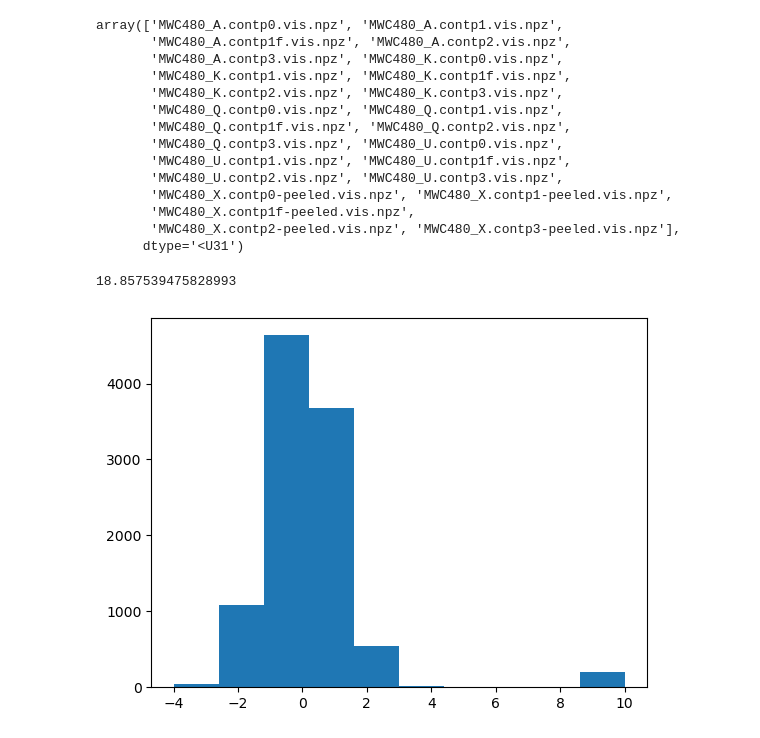
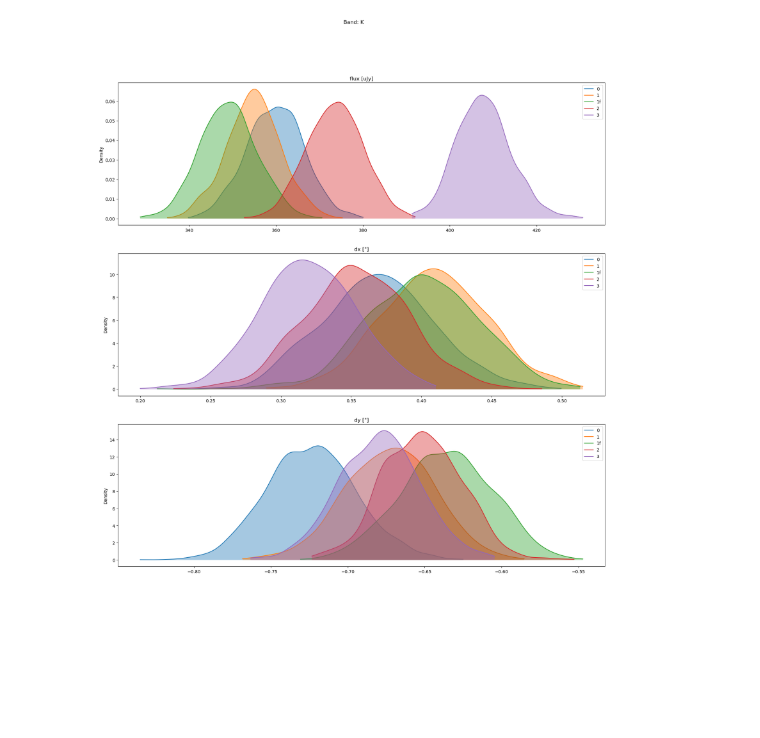
Before and after one commit to QuickPainter/DiskDust, a Jupyter notebook: codes/vis_study.ipynb, the cells around one changed output. Cells and saved outputs as stored; diff of their text form; code cells hidden in the pictures; blank space fills up the shorter version.

Commit message:
new stuff

```diff
--- a/codes/vis_study.ipynb
+++ b/codes/vis_study.ipynb
@@ -135,27 +153,40 @@ Text(0.5, 0.98, 'Band A')
-# %%
-np.sort(os.listdir('/Users/calebpainter/Downloads/Research/THESIS/data/vis_stuff/iter_vis/'))
-# %% [output]
-array(['MWC480_A.contp0.vis.npz', 'MWC480_A.contp1.vis.npz',
-       'MWC480_A.contp1f.vis.npz', 'MWC480_A.contp2.vis.npz',
-       'MWC480_A.contp3.vis.npz', 'MWC480_K.contp0.vis.npz',
-       'MWC480_K.contp1.vis.npz', 'MWC480_K.contp1f.vis.npz',
-       'MWC480_K.contp2.vis.npz', 'MWC480_K.contp3.vis.npz',
-       'MWC480_Q.contp0.vis.npz', 'MWC480_Q.contp1.vis.npz',
-       'MWC480_Q.contp1f.vis.npz', 'MWC480_Q.contp2.vis.npz',
-       'MWC480_Q.contp3.vis.npz', 'MWC480_U.contp0.vis.npz',
-       'MWC480_U.contp1.vis.npz', 'MWC480_U.contp1f.vis.npz',
-       'MWC480_U.contp2.vis.npz', 'MWC480_U.contp3.vis.npz',
-       'MWC480_X.contp0-peeled.vis.npz', 'MWC480_X.contp1-peeled.vis.npz',
-       'MWC480_X.contp1f-peeled.vis.npz',
-       'MWC480_X.contp2-peeled.vis.npz', 'MWC480_X.contp3-peeled.vis.npz'],
-      dtype='<U31')
-# %%
-noise = list(np.random.normal(size=10000))
-signal = [10]*200
-data = noise+signal
-data = data * 1
-plt.hist(data)
-print(scipy.stats.kurtosis(data))
-# %% [output]
-18.857539475828993
-[figure, removed]
+# %%
+def plot_posteriors(band_num, model_type):
+    band = bands[band_num]
+
+    ndim = 3
+    fig, axs = plt.subplots(3,1,figsize=(20,20))
+    params= ['flux [uJy]','dx ["]','dy ["]']
+
+    if model_type == 'gaussian':
+        ndim = 6
+        fig, axs = plt.subplots(2,3,figsize=(20,20))
+
+
+
+    for cal in range(5):
+
+        posteriors = load_posteriors(band,cal,model_type)
+        samples = posteriors['chain']
+
+        for param in range(ndim):
+            data = samples[:,param]
+            if param == 0:
+                 data *= 1e6
+            kde = gaussian_kde(data)
+            x_vals = np.linspace(min(data), max(data), 1000)
+            kde_vals = kde(x_vals)
+            axs.flat[param].plot(x_vals, kde_vals,zorder=2,label=cals[cal])
+            axs.flat[param].fill_between(x_vals, kde_vals, alpha=0.4,zorder=2)
+            axs.flat[param].set_title(params[param])
+
+            axs.flat[param].set_ylabel('Density')
+
+            axs.flat[param].legend()
+
+    plt.suptitle(f'Band: {band}')
+    plt.savefig(f'/Users/calebpainter/Downloads/Research/THESIS/plots/Band_{band}_{model_type}_posterior_distributions.png')
+# %%
+plot_posteriors(3,'point')
+# %% [output]
+[figure, added]
```
Also changed, not shown: parts of 10 cells of this notebook, 9 other files.
